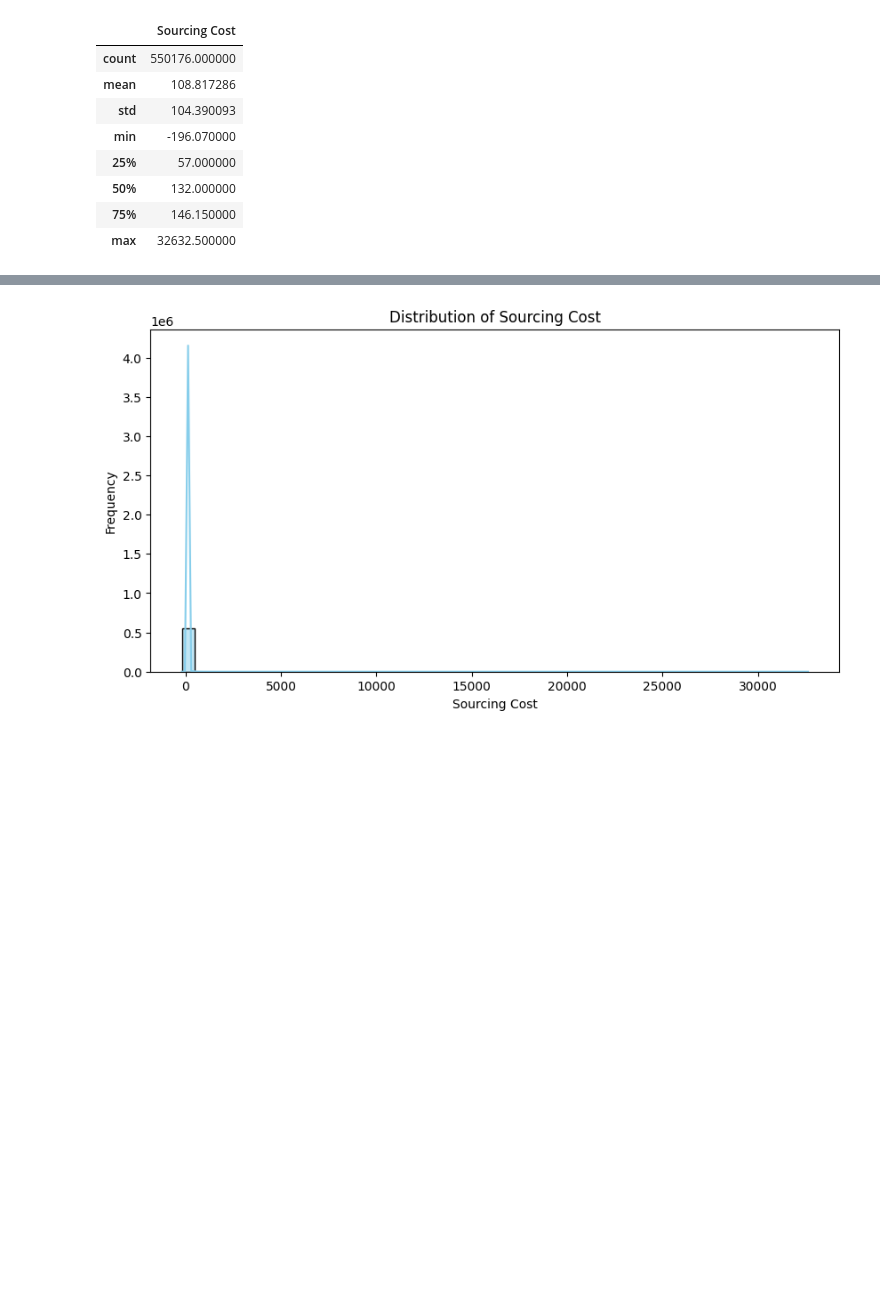
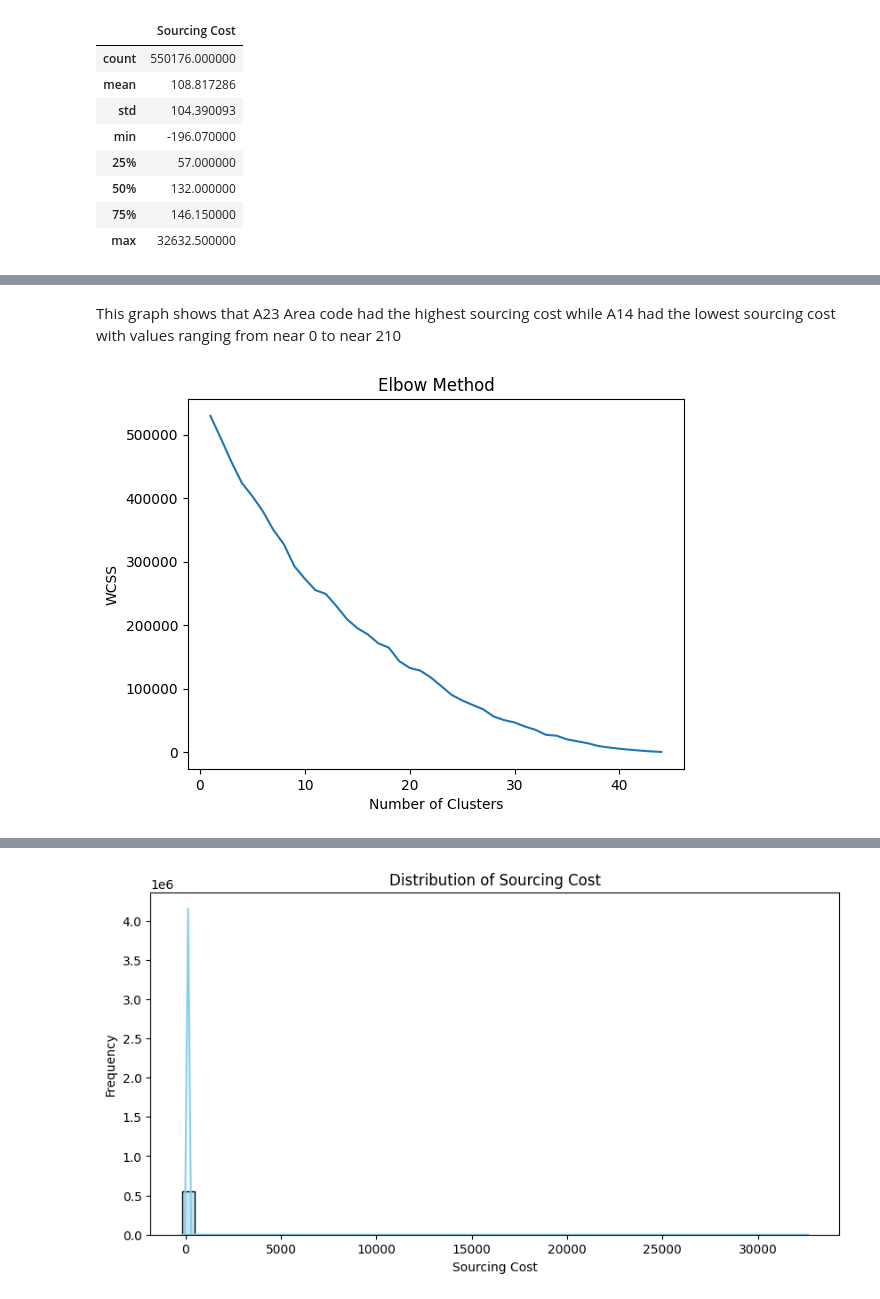
Before and after one commit to aarohisp/Aarohi_AIML-Coding-challenge, a Jupyter notebook: DS_ML_coding_challenge.ipynb, the cells around one changed output, grey strips where cells are left out. Cells and saved outputs as stored; diff of their text form; code cells hidden in the pictures; blank space fills up the shorter version.

```diff
--- a/DS_ML_coding_challenge.ipynb
+++ b/DS_ML_coding_challenge.ipynb
@@ -270,0 +261,19 @@ To handle outliers: Decide whether to remove them, transform them, or treat them
+# %% [markdown]
+This graph shows that A23 Area code had the highest sourcing cost while A14 had the lowest sourcing cost with values ranging from near 0 to near 210
+# %%
+one_hot_encoded = pd.get_dummies(df['Area Code'], prefix='Area')
+wcss = []
+
+# Try different values of k
+for k in range(1, 45):
+    kmeans = KMeans(n_clusters=k)
+    kmeans.fit(one_hot_encoded)
+    wcss.append(kmeans.inertia_)
+# Plot the elbow curve
+plt.plot(range(1, 45), wcss)
+plt.title('Elbow Method')
+plt.xlabel('Number of Clusters')
+plt.ylabel('WCSS')
+plt.show()
+# %% [output]
+[figure, added]
```
Also changed, not shown: parts of 118 cells of this notebook.
